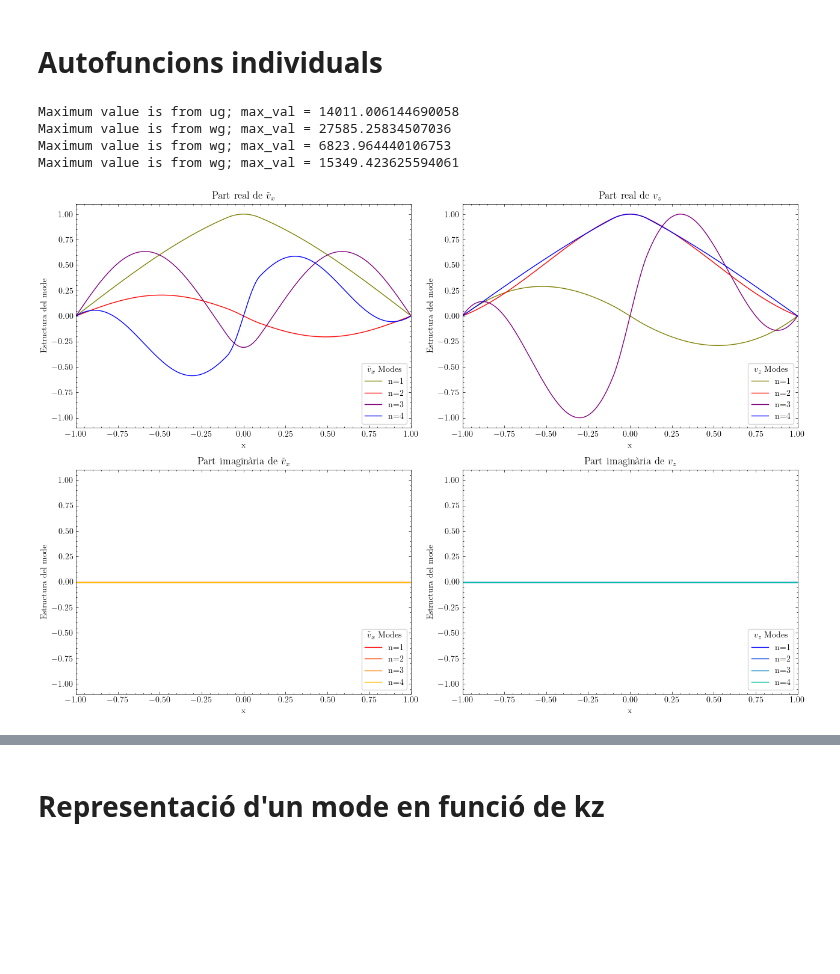
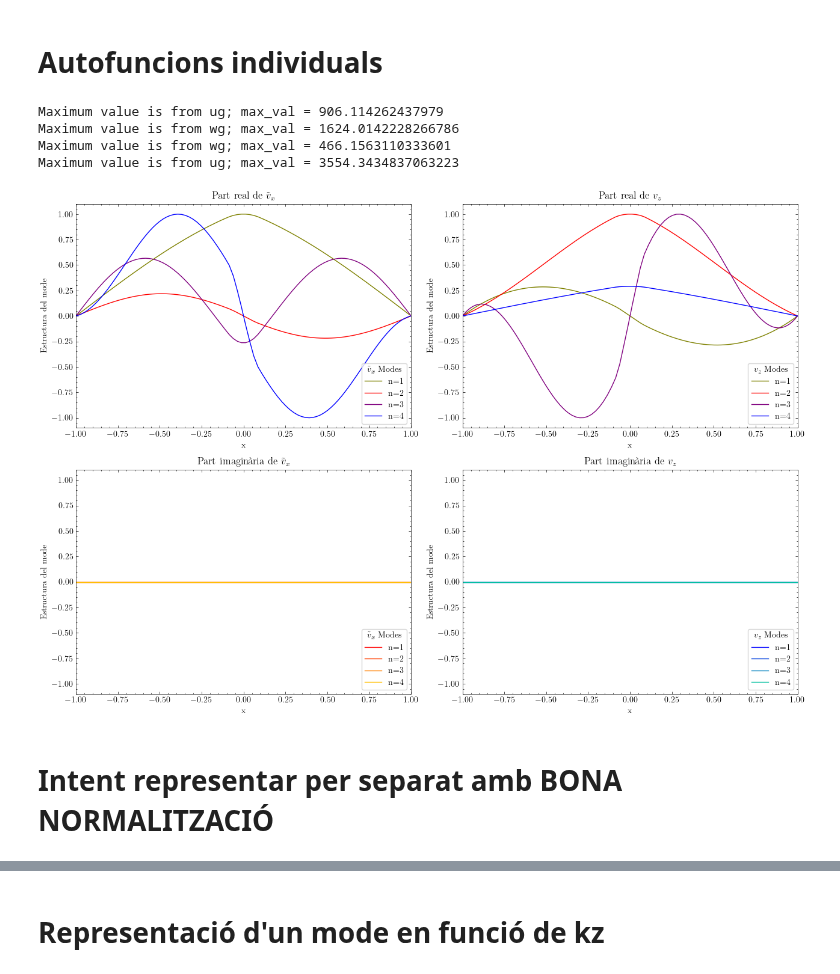
Before and after one commit to JoanRibotOliver/TFG, a Jupyter notebook: Fast & slow modes.ipynb, the cells around one changed output, grey strips where cells are left out. Cells and saved outputs as stored; diff of their text form; code cells hidden in the pictures; blank space fills up the shorter version.

Commit message:
Actualització normalització, crec que la he liat amb es git add . XD

```diff
--- a/Fast & slow modes.ipynb
+++ b/Fast & slow modes.ipynb
@@ -68,7 +68,7 @@ def get_eigenvalues(Nevals):
 
 
 """ Paràmetres """
-Nx = 128*4 # amb 32 ja no és smooth...
+Nx = 128 # amb 32 ja no és smooth...
 dtype = np.complex128 # malla en la que es treballa: 128 complexes, ja que hem definit Nx = 128
 
 
@@ -249,8 +249,8 @@ plt.plot()
 # Representació de les autofuncions
 # %%
 ### Nombre de modes que volem representar ###
-N_max_mode = 6
-N_min_mode = 2
+N_max_mode = 4
+N_min_mode = 0
 N_modes = N_max_mode - N_min_mode
 
 ### Define warm and cold color palettes ###
@@ -358,8 +358,8 @@ Valors normalitzats:
 # Autofuncions individuals
 # %%
 ### Nombre de modes ###
-N_max_mode = 6
-N_min_mode = 2
+N_max_mode = 4
+N_min_mode = 0
 N_modes = N_max_mode - N_min_mode
 
 
@@ -371,6 +371,8 @@ cmap_viridis = plt.get_cmap('viridis')
 colors_viridis = [cmap_viridis(i / N_modes) for i in range(N_modes)]
 cmap_brg = plt.get_cmap('brg')
 colors_brg = [cmap_brg(i / N_modes) for i in range(N_modes)]
+cmap_Spectral = plt.get_cmap('Spectral')
+colors_Spectral = [cmap_Spectral(i / N_modes) for i in range(N_modes)]
 
 ### Initialize lists to store handles for legends ###
 handles_v10x_real = []
@@ -398,7 +400,10 @@ for n, idx in enumerate(np.argsort(solver.eigenvalues)[N_min_mode:N_max_mode], s
     ug_normalized = ug / max_val
     wg_normalized = wg / max_val
 
-    axs[0, 0].plot(x, ug/np.max(np.abs(max_val)), label=f"n={n}", color=colors_brg[-n])
+    axs[0, 0].plot(x, ug_normalized, label=f"n={n}", color=colors_brg[-n])
+
+    # Alternativament:
+    #axs[0, 0].plot(x, ug/np.max(np.abs(ug)), label=f"n={n}", color=colors_brg[-n]) # és lo mateix amb aquestes definicions!
 axs[0, 0].set_ylim(-1.1, 1.1)
 axs[0, 0].set_xlim(-1, 1)
 axs[0, 0].legend(loc="lower right", frameon=True, title=r"$\tilde{v}_{x}$ Modes")
@@ -410,8 +415,8 @@ axs[0, 0].set_title(r"Part real de $\tilde{v}_{x}$") # idò és imaginària --->
 x = dist.local_grid(xbasis)
 for n, idx in enumerate(np.argsort(solver.eigenvalues)[N_min_mode:N_max_mode], start=1):
     solver.set_state(idx, solver.subsystems[0])
-    ug = u['g'].real/(u['g'][1]).real
-    wg = w['g'].real/(w['g'][1]).real
+    ug = u['g'].real
+    wg = w['g'].real
     ui = u['g'].imag
     wi = w['g'].imag
 
@@ -420,7 +425,7 @@ for n, idx in enumerate(np.argsort(solver.eigenvalues)[N_min_mode:N_max_mode], s
 
     # Normalize both ug and wg by the maximum value
     ug_normalized = ug / max_val
-    wg_normalized = wg / max_val
+    ui_normalized = ui / max_val
 
     axs[1, 0].plot(x, ui/np.max(np.abs(max_val)), label=f"n={n}", color=colors_warm[n - 1])
 axs[1, 0].set_ylim(-1.1, 1.1)
@@ -446,45 +451,47 @@ for n, idx in enumerate(np.argsort(solver.eigenvalues)[N_min_mode:N_max_mode], s
     ug_normalized = ug / max_val
     wg_normalized = wg / max_val
 
-    axs[0, 1].plot(x, wg/np.max(np.abs(max_val)), label=f"n={n}", color=colors_brg[-n])
+    axs[0, 1].plot(x, wg_normalized, label=f"n={n}", color=colors_brg[-n])
 axs[0, 1].set_ylim(-1.1, 1.1)
 axs[0, 1].set_xlim(-1, 1)
 axs[0, 1].legend(loc="lower right", frameon=True, title=r"${v}_{z}$ Modes")
 axs[0, 1].set_ylabel(r"Estructura del mode")
 axs[0, 1].set_xlabel(r"x")
 axs[0, 1].set_title(r"Part real de ${v}_{z}$")
 
 ### Plot imaginary part of v10z ###
 x = dist.local_grid(xbasis)
 for n, idx in enumerate(np.argsort(solver.eigenvalues)[N_min_mode:N_max_mode], start=1):
     solver.set_state(idx, solver.subsystems[0])
-    ug = u['g'].real/(u['g'][1]).real
-    wg = w['g'].real/(w['g'][1]).real
+    ug = u['g'].real
+    wg = w['g'].real
     ui = u['g'].imag
     wi = w['g'].imag
 
     # Find the maximum absolute value between ug and wg
     max_val = np.max(np.abs(np.concatenate([ug, wg])))
 
     # Normalize both ug and wg by the maximum value
     ug_normalized = ug / max_val
     wg_normalized = wg / max_val
 
     axs[1, 1].plot(x, wi/np.max(np.abs(max_val)), label=f"n={n}", color=colors_cold[n - 1])
 axs[1, 1].set_ylim(-1.1, 1.1)
 axs[1, 1].set_xlim(-1, 1)
 axs[1, 1].legend(loc="lower right", frameon=True, title=r"${v}_{z}$ Modes")
 axs[1, 1].set_ylabel(r"Estructura del mode")
 axs[1, 1].set_xlabel(r"x")
 axs[1, 1].set_title(r"Part imaginària de ${v}_{z}$")
 
 plt.tight_layout()
 plt.show()
 
-fig.savefig("Autofuncions_individuals.png", dpi=300, bbox_inches='tight')
+#fig.savefig("Autofuncions_individuals.png", dpi=300, bbox_inches='tight')
 # %% [output]
-Maximum value is from ug; max_val = 14011.006144690058
-Maximum value is from wg; max_val = 27585.25834507036
-Maximum value is from wg; max_val = 6823.964440106753
-Maximum value is from wg; max_val = 15349.423625594061
+Maximum value is from ug; max_val = 906.114262437979
+Maximum value is from wg; max_val = 1624.0142228266786
+Maximum value is from wg; max_val = 466.1563110333601
+Maximum value is from ug; max_val = 3554.3434837063223
-[figure, old version]
+[figure, new version]
+# %% [markdown]
+# Intent representar per separat amb BONA NORMALITZACIÓ
```
Also changed, not shown: parts of 10 cells of this notebook, 12 other files.
